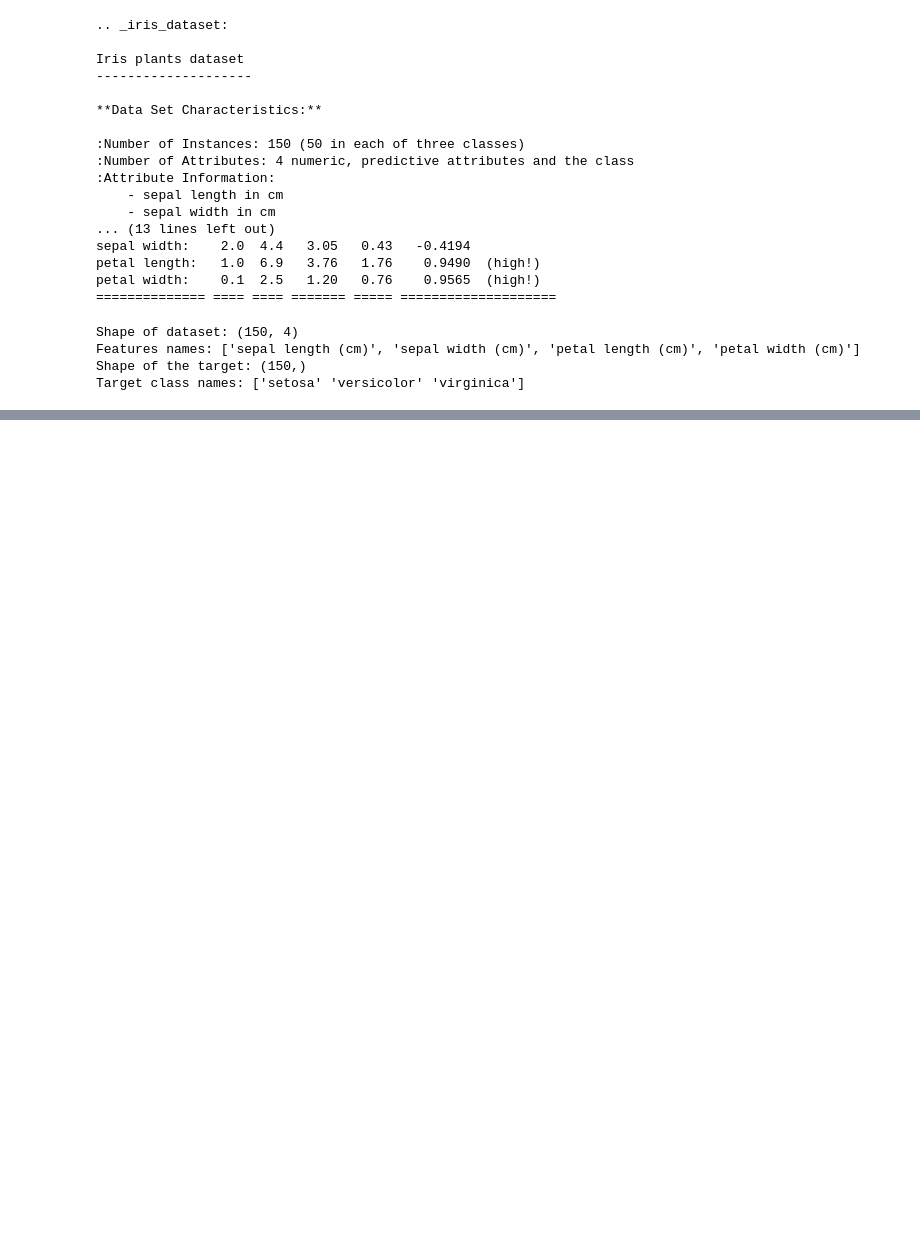
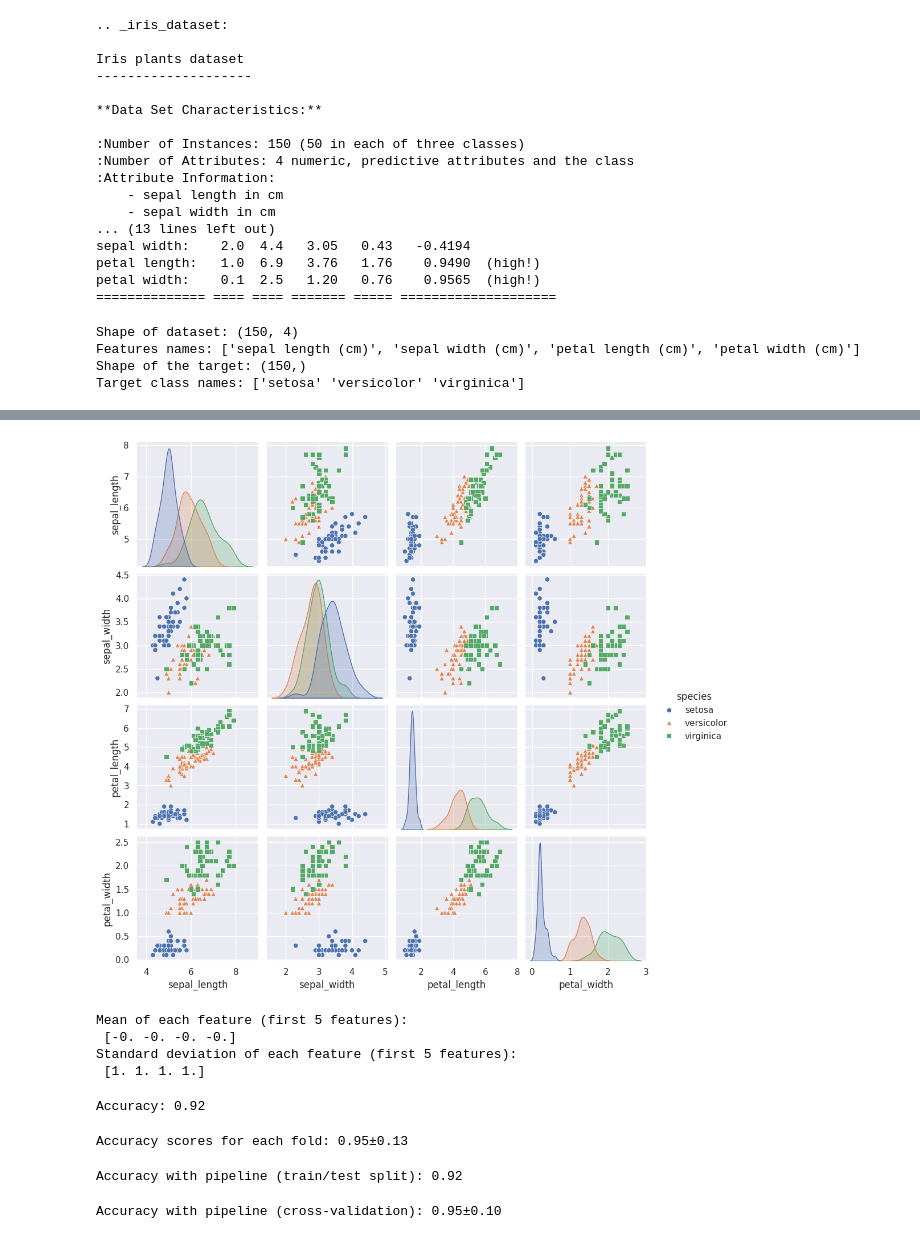
Before and after one commit to PerceptronTechnology/MachineLearning3, a Jupyter notebook: notebook/chapter02_20251214.ipynb, the cells around one changed output, grey strips where cells are left out. Drawn from its saved outputs; the diff is of its cells as text; code cells hidden in the pictures; blank space fills up the shorter version.

```diff
--- a/notebook/chapter02_20251214.ipynb
+++ b/notebook/chapter02_20251214.ipynb
@@ -54,0 +80,6 @@ URLError: <urlopen error [SSL: CERTIFICATE_VERIFY_FAILED] certificate verify fai
+# %%
+markers = ['o', '^', 's']
+sns.pairplot(df, hue='species', markers=markers)
+plt.show()
+# %% [output]
+[figure, added]
@@ -54,0 +89,8 @@ URLError: <urlopen error [SSL: CERTIFICATE_VERIFY_FAILED] certificate verify fai
+# %%
+print(f"Mean of each feature (first 5 features):\n {np.mean(x_scaled, axis=0)}")
+print(f"Standard deviation of each feature (first 5 features):\n {np.std(x_scaled, axis=0)}")
+# %% [output]
+Mean of each feature (first 5 features):
+ [-0. -0. -0. -0.]
+Standard deviation of each feature (first 5 features):
+ [1. 1. 1. 1.]
@@ -54,0 +100,28 @@ URLError: <urlopen error [SSL: CERTIFICATE_VERIFY_FAILED] certificate verify fai
+# %%
+clf = KNeighborsClassifier(n_neighbors=3)
+clf.fit(X_train, y_train)
+y_pred = clf.predict(X_test)
+acc = sum(y_test == y_pred) / len(y_test)
+print(f"Accuracy: {acc:.2f}")
+# %% [output]
+Accuracy: 0.92
+# %%
+scores = cross_val_score(clf, x_scaled, y, cv=10)
+print(f'Accuracy scores for each fold: {scores.mean():.2f}±{scores.std()*2:.2f}')
+# %% [output]
+Accuracy scores for each fold: 0.95±0.13
+# %%
+pipe = make_pipeline(StandardScaler(), KNeighborsClassifier())
+# 分割学習法
+X_train, X_test, y_train, y_test = train_test_split(
+    x, y, test_size=0.33, random_state=7)
+score_div = pipe.fit(X_train, y_train).score(X_test, y_test)
+print(f'Accuracy with pipeline (train/test split): {score_div:.2f}')
+# %% [output]
+Accuracy with pipeline (train/test split): 0.92
+# %%
+# 交差確認法
+score_cross = cross_val_score(pipe, x, y, cv=10)
+print(f'Accuracy with pipeline (cross-validation): {score_cross.mean():.2f}±{score_cross.std()*2:.2f}')
+# %% [output]
+Accuracy with pipeline (cross-validation): 0.95±0.10
```
Also changed, not shown: parts of 6 cells of this notebook, 2 other files.
